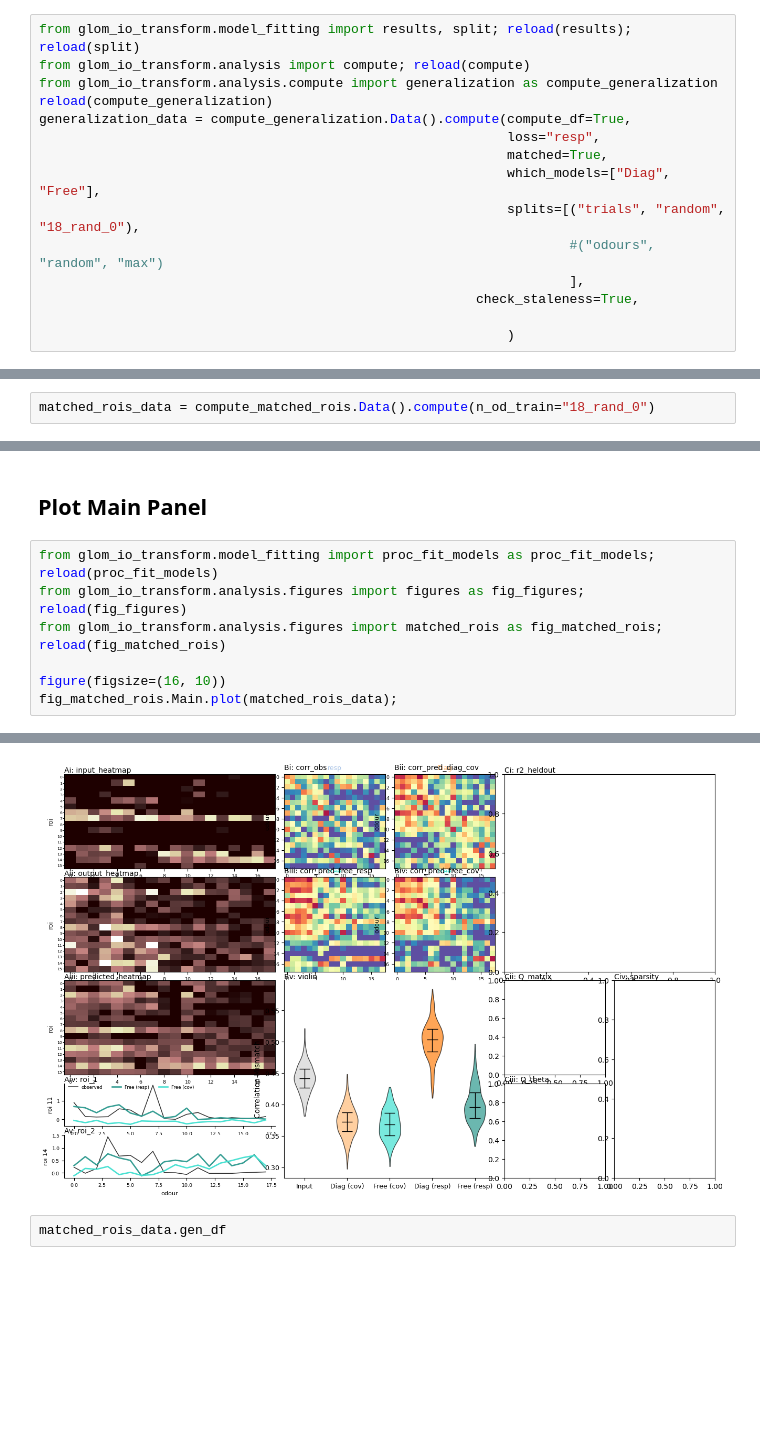
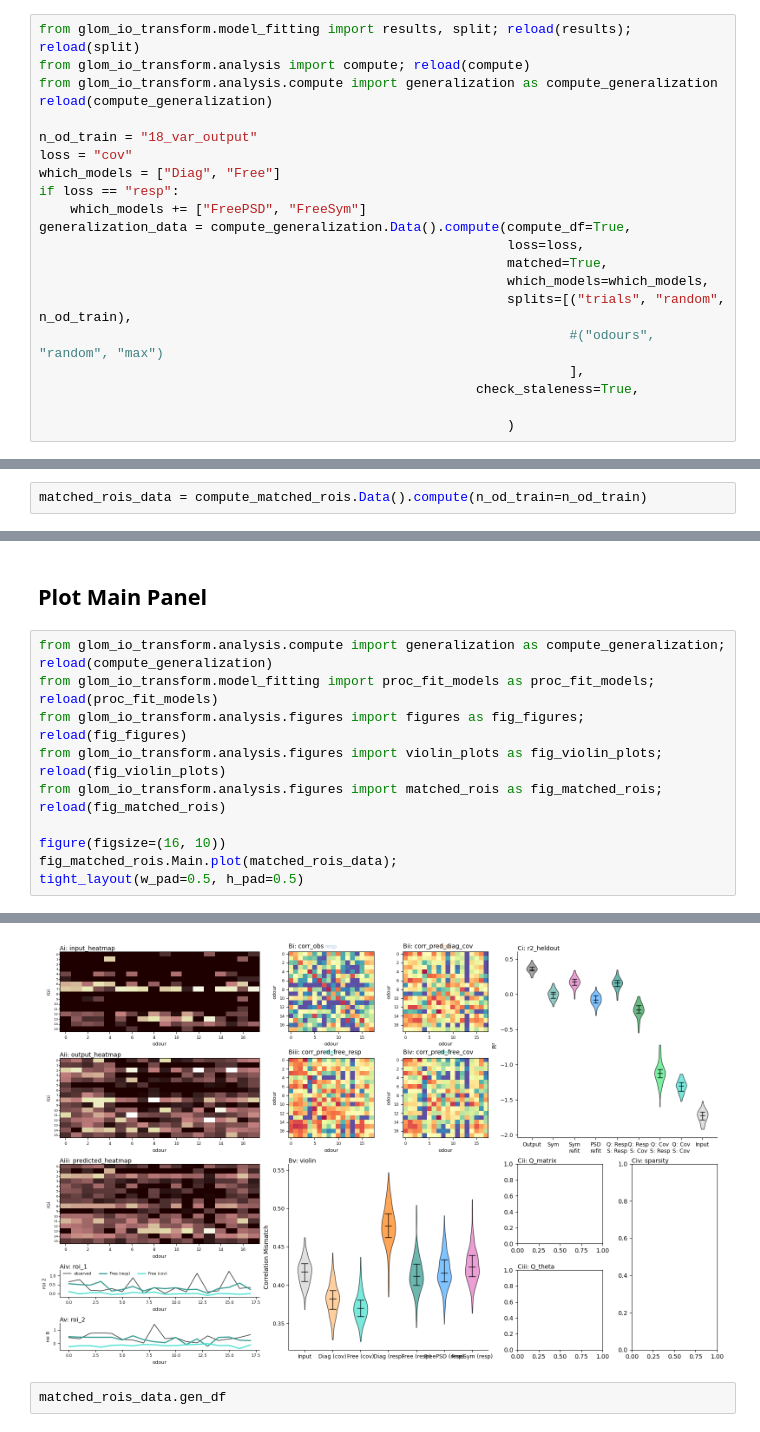
Before and after one commit to stootoon/glom-io-transform-release, a Jupyter notebook: glom_io_transform/analysis/fig_driver.ipynb, the cells around one changed output, grey strips where cells are left out. Saved outputs shown, nothing was run; the diff lists cells and outputs as text; blank space fills up the shorter version.

```diff
--- a/glom_io_transform/analysis/fig_driver.ipynb
+++ b/glom_io_transform/analysis/fig_driver.ipynb
@@ -102,11 +83,17 @@ from glom_io_transform.model_fitting import results, split; reload(results); rel
 from glom_io_transform.analysis import compute; reload(compute)
 from glom_io_transform.analysis.compute import generalization as compute_generalization
 reload(compute_generalization)
+
+n_od_train = "18_var_output"
+loss = "cov"
+which_models = ["Diag", "Free"]
+if loss == "resp":
+    which_models += ["FreePSD", "FreeSym"]
 generalization_data = compute_generalization.Data().compute(compute_df=True,
-                                                            loss="resp",
+                                                            loss=loss,
                                                             matched=True,
-                                                            which_models=["Diag", "Free"],
-                                                            splits=[("trials", "random", "18_rand_0"),
+                                                            which_models=which_models,
+                                                            splits=[("trials", "random", n_od_train),
                                                                     #("odours", "random", "max")
                                                                     ],
                                                         check_staleness=True,
@@ -162,6 +153,6 @@ from glom_io_transform.analysis.figures import matched_rois as fig_matched_rois;
 # %% [markdown]
 ## Compute Matched ROI Data
 # %%
-matched_rois_data = compute_matched_rois.Data().compute(n_od_train="18_rand_0")
+matched_rois_data = compute_matched_rois.Data().compute(n_od_train=n_od_train)
 # %% [output]
 COMPUTING matched_rois.Data.
@@ -330,15 +185,18 @@ Loaded split models from /camp/home/tootoos/working/tootoos/git/glom-io-transfor
 # %% [markdown]
 ## Plot Main Panel
 # %%
+from glom_io_transform.analysis.compute import generalization as compute_generalization; reload(compute_generalization)
 from glom_io_transform.model_fitting import proc_fit_models as proc_fit_models; reload(proc_fit_models)
 from glom_io_transform.analysis.figures import figures as fig_figures; reload(fig_figures)
+from glom_io_transform.analysis.figures import violin_plots as fig_violin_plots; reload(fig_violin_plots)
 from glom_io_transform.analysis.figures import matched_rois as fig_matched_rois; reload(fig_matched_rois)
 
 figure(figsize=(16, 10))
 fig_matched_rois.Main.plot(matched_rois_data);
+tight_layout(w_pad=0.5, h_pad=0.5)
 # %% [output]
 PLOTTING FIGURE matched_rois
-[figure, old version]
+[figure, new version]
 # %%
 matched_rois_data.gen_df
 # %% [output]
```
Also changed, not shown: parts of 10 cells of this notebook.
